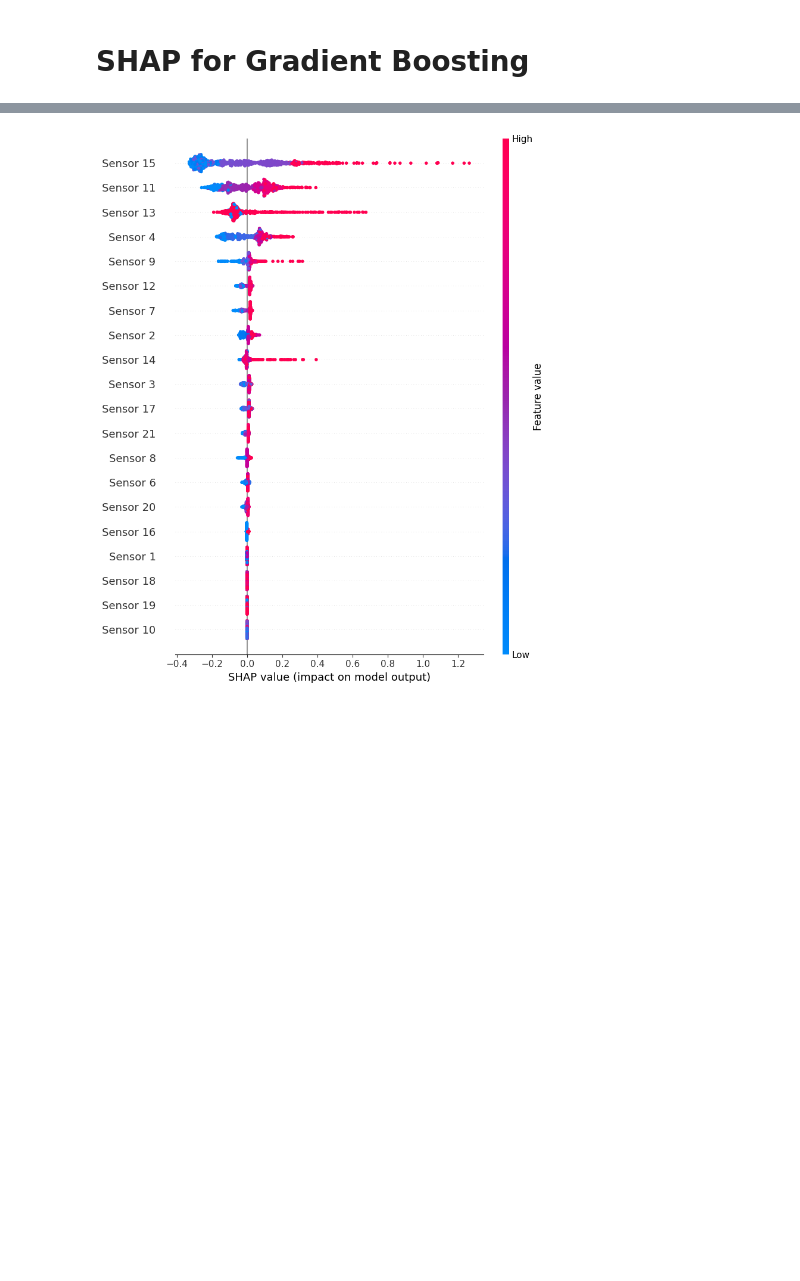
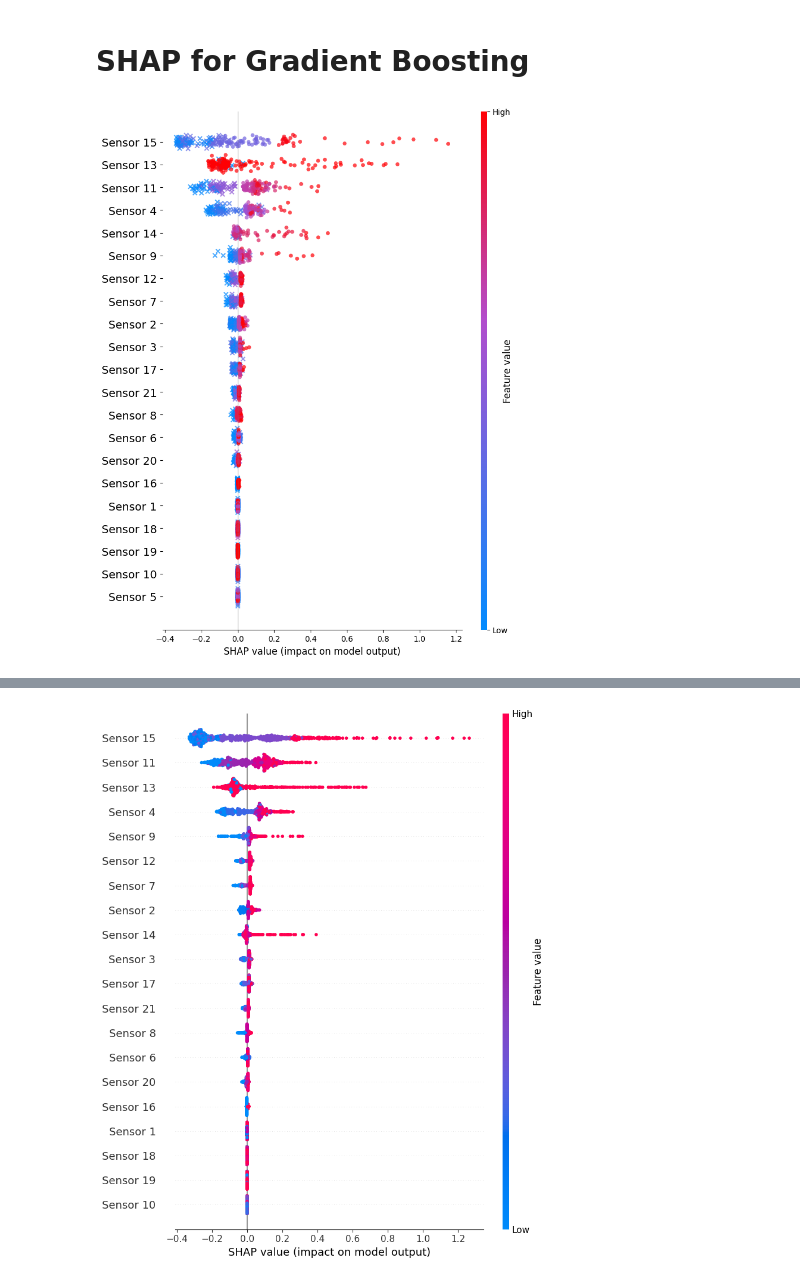
Before and after one commit to ravsar/shap_turbofan, a Jupyter notebook: Copy_of_SHAP_turbofan.ipynb, the cells around one changed output, grey strips where cells are left out. Drawn from its saved outputs; the diff is of its cells as text; code cells hidden in the pictures; blank space fills up the shorter version.

```diff
--- a/Copy_of_SHAP_turbofan.ipynb
+++ b/Copy_of_SHAP_turbofan.ipynb
@@ -1083,3 +1192,83 @@ plt.show()
 import shap
 explainer = shap.Explainer(lgb_reg, X_train1)
 shap_values = explainer(X_test1[:200], check_additivity=False)
+# %%
+import matplotlib.pyplot as plt
+import numpy as np
+import matplotlib.cm as cm
+from matplotlib.colors import ListedColormap
+
+# --- 1. Data Preparation ---
+X_data = X_test1[:200]
+# Use the actual SHAP values (not the object) for manual plotting
+shap_values_matrix = shap_values.values[:200]
+feature_names_list = list(features.keys())
+
+# --- 2. Setup Figure ---
+fig, ax = plt.subplots(figsize=(8, 10))
+
+# Calculate global feature importance for ranking (mean absolute SHAP)
+mean_abs_shap = np.abs(shap_values_matrix).mean(0)
+feature_order = np.argsort(mean_abs_shap)
+
+for i, feature_idx in enumerate(feature_order):
+    shaps = shap_values_matrix[:, feature_idx]
+    f_values = X_data.iloc[:, feature_idx].values
+
+    # Calculate threshold based on MEAN (consistent with dependence plots)
+    threshold = f_values.mean()
+
+    # Define masks for markers
+    low_mask = (f_values <= threshold)
+    high_mask = (f_values > threshold)
+
+    # Normalise for consistent colour mapping (MIN/MAX)
+    norm = plt.Normalize(f_values.min(), f_values.max())
+
+    # Add jitter to mimic the 'beeswarm' density
+    jitter = np.random.normal(0, 0.12, size=len(shaps))
+
+    # Plot 'Low' values with 'x' (Consistent with your Dependence Plot code)
+    ax.scatter(
+        shaps[low_mask], i + jitter[low_mask],
+        c=f_values[low_mask], cmap='shap_red_blue', norm=norm,
+        marker='x', s=30, alpha=0.7, edgecolors='none'
+    )
+
+    # Plot 'High' values with 'o' (Consistent with your Dependence Plot code)
+    ax.scatter(
+        shaps[high_mask], i + jitter[high_mask],
+        c=f_values[high_mask], cmap='shap_red_blue', norm=norm,
+        marker='o', s=25, alpha=0.7, edgecolors='none'
+    )
+
+# --- 4. Aesthetics and Colorbar (Updated for Formatting) ---
+
+# Generate the cleaned labels by removing the hyphen/dash
+cleaned_labels = [feature_names_list[idx].replace('-', '').strip() for idx in feature_order]
+
+ax.set_yticks(range(len(feature_order)))
+
+# Use the cleaned labels and increase the fontsize to your preference (e.g., 14)
+ax.set_yticklabels(cleaned_labels, fontsize=14)
+
+ax.axvline(0, color='gray', lw=1, alpha=0.4)
+ax.set_xlabel("SHAP value (impact on model output)", fontsize=12)
+
+# Colorbar configuration
+sm = plt.cm.ScalarMappable(cmap='shap_red_blue', norm=plt.Normalize(0, 1))
+sm.set_array([])
+cbar = fig.colorbar(sm, ax=ax, ticks=[0, 1], aspect=80, pad=0.05)
+cbar.set_ticklabels(['Low', 'High'])
+cbar.set_label('Feature value', fontsize=12, labelpad=-10)
+cbar.outline.set_visible(False)
+
+# Remove spines to match the original SHAP aesthetic
+ax.spines['top'].set_visible(False)
+ax.spines['right'].set_visible(False)
+ax.spines['left'].set_visible(False)
+
+plt.tight_layout()
+plt.show()
+# %% [output]
+[figure, added]
```
Also changed, not shown: parts of 11 cells of this notebook.
